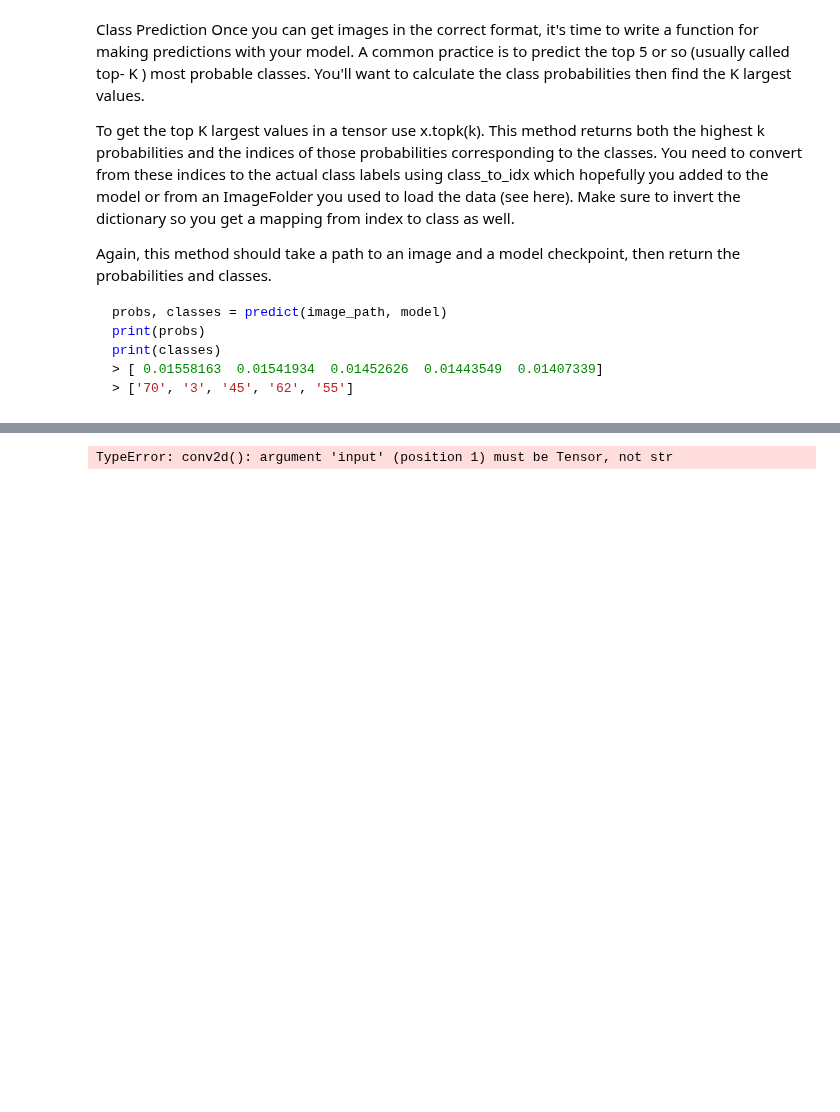
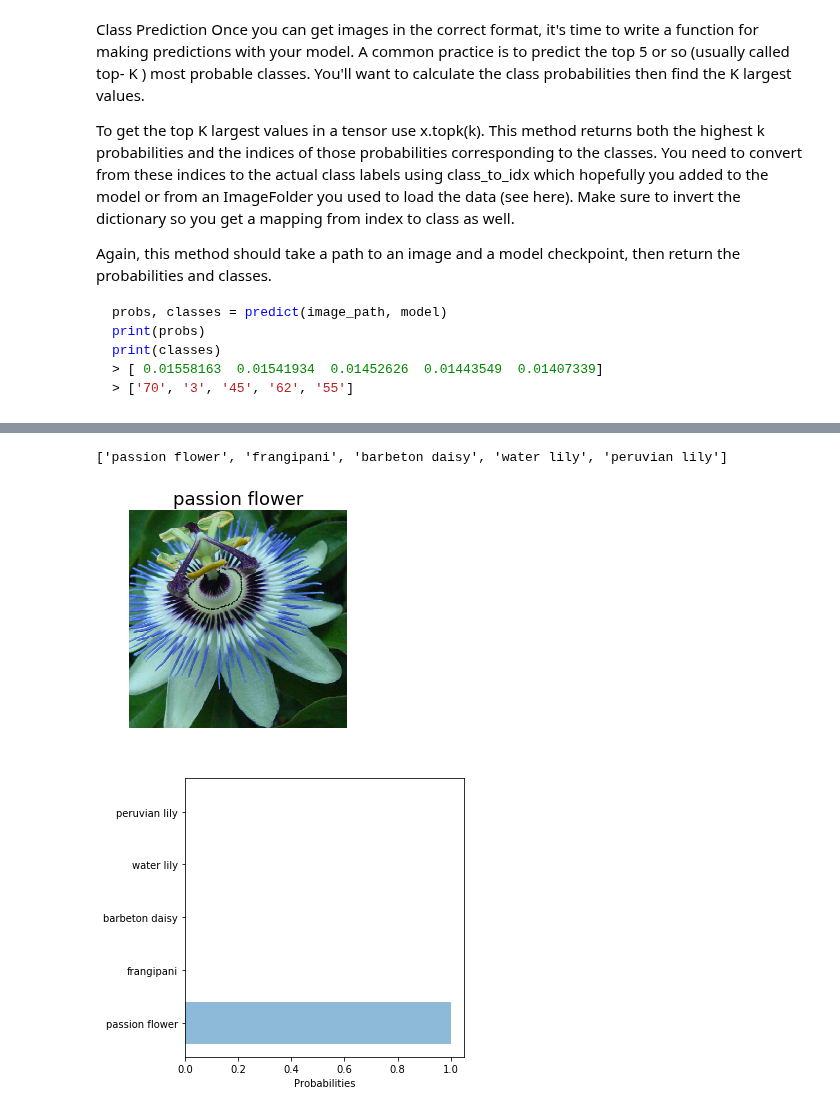
Before and after one commit to renee127/project_2_image_classifier, a Jupyter notebook: Image Classifier Project.ipynb, the cells around one changed output, grey strips where cells are left out. Cells and saved outputs as stored; diff of their text form; code cells hidden in the pictures; blank space fills up the shorter version.

Commit message:
fixed labels and getting good results

```diff
--- a/Image Classifier Project.ipynb
+++ b/Image Classifier Project.ipynb
@@ -835,25 +865,38 @@ Now that you can use a trained model for predictions, check to make sure it make
 <img src='assets/inference_example.png' width=300px>
 
 You can convert from the class integer encoding to actual flower names with the `cat_to_name.json` file (should have been loaded earlier in the notebook). To show a PyTorch tensor as an image, use the `imshow` function defined above.
-# %%
-# TODO: Display an image along with the top 5 classes
-
-
-# Test out your network!
-
-# dataiter = iter(test_loaders)
-# images, labels = dataiter.next()
-# img = images[1]
-
-# TODO: Calculate the class probabilities (softmax) for img
-ps = torch.exp(model(img))
-
-# Plot the image and probabilities
-helper.view_classify(img, ps) #, version='Fashion')
-
-# https://knowledge.udacity.com/questions/25017
-# from  https://github.com/renee127/deep-learning-v2-pytorch/blob/master/intro-to-pytorch/Part%204%20-%20Fashion-MNIST%20(Solution).ipynb
-# %% [output]
-TypeError: conv2d(): argument 'input' (position 1) must be Tensor, not str
+# %%
+# Display an image along with the top 5 classes
+
+# use a random image and find the label index
+img = random.choice(glob.glob('flowers/test/*/*.jpg'))
+category = img[13:15]
+
+# display image and flower name using imshow
+ax = imshow(process_image(img))
+ax.axis('off')
+ax.set_title(cat_to_name[category], fontsize=18)
+
+# send img to predict function
+probs, classes = predict(img, model)
+
+# make a plot that will have the image and the bar graph
+fig = plt.figure(figsize = [5,5])
+
+# Make a bar graph
+ax1 = fig.add_axes([0, -.5, .775, .775])
+
+# Get the range for the probabilities
+y_pos = np.arange(len(flower_names))
+
+# Plot as a horizontal bar graph
+plt.barh(y_pos, probs, align='center', alpha=0.5)
+plt.yticks(y_pos, flower_names)
+plt.xlabel('Probabilities')
+plt.show()
+# %% [output]
+['passion flower', 'frangipani', 'barbeton daisy', 'water lily', 'peruvian lily']
+[figure, added]
+[figure, added]
 # %%
 #TODO
```
Also changed, not shown: parts of 8 cells of this notebook.
